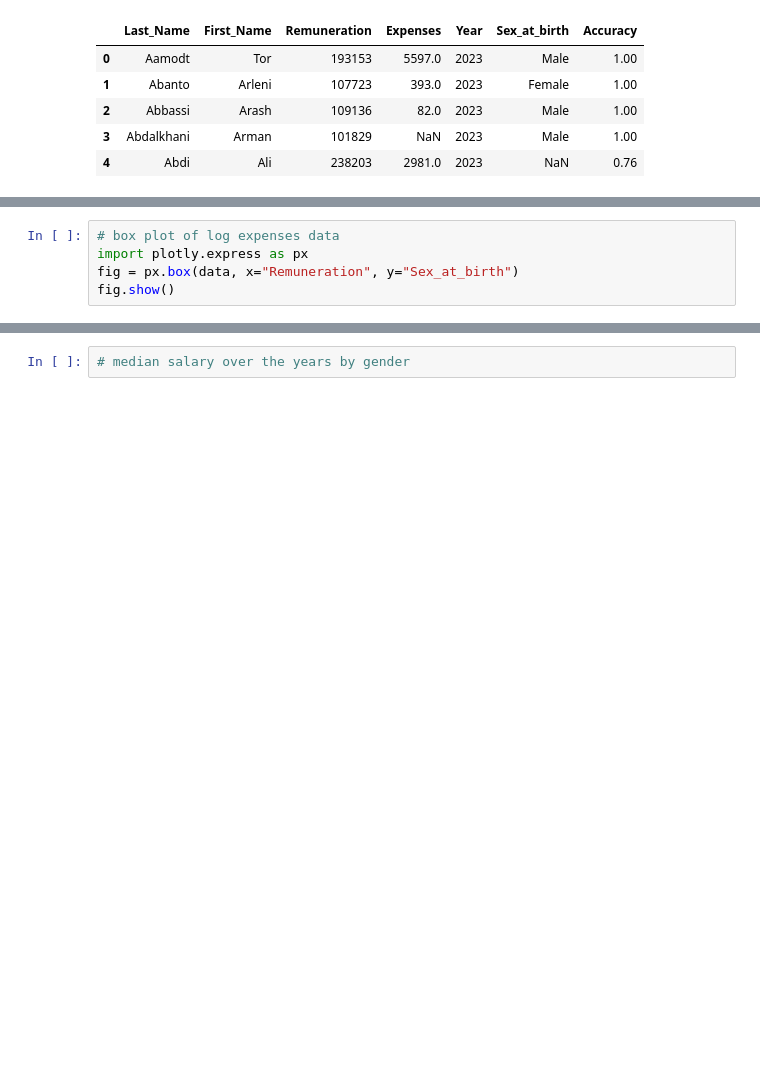
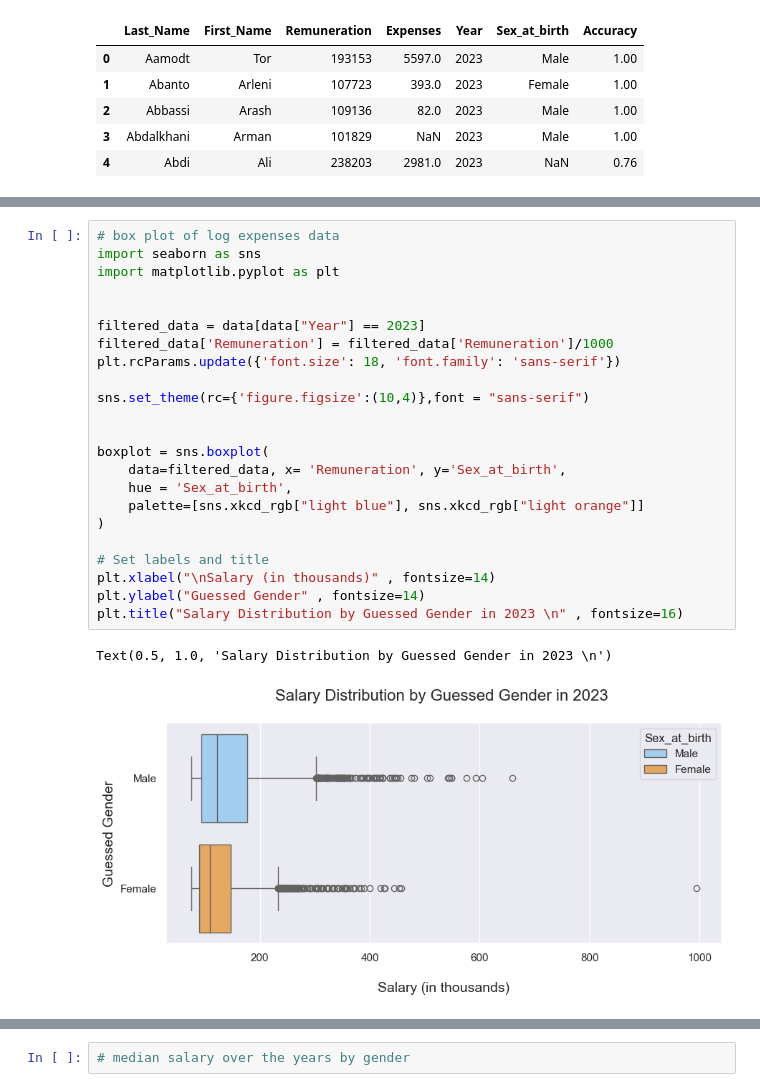
Before and after one commit to jjadeb/UBCSalary, a Jupyter notebook: test.ipynb, the cells around one changed output, grey strips where cells are left out. Drawn from its saved outputs; the diff is of its cells as text; blank space fills up the shorter version.

```diff
--- a/test.ipynb
+++ b/test.ipynb
@@ -86,6 +169,27 @@ pyplot.show()
 # %%
 # box plot of log expenses data
-import plotly.express as px
-fig = px.box(data, x="Remuneration", y="Sex_at_birth")
-fig.show()
+import seaborn as sns
+import matplotlib.pyplot as plt
+
+
+filtered_data = data[data["Year"] == 2023]
+filtered_data['Remuneration'] = filtered_data['Remuneration']/1000
+plt.rcParams.update({'font.size': 18, 'font.family': 'sans-serif'})
+
+sns.set_theme(rc={'figure.figsize':(10,4)},font = "sans-serif")
+
+
+boxplot = sns.boxplot(
+    data=filtered_data, x= 'Remuneration', y='Sex_at_birth',
+    hue = 'Sex_at_birth',
+    palette=[sns.xkcd_rgb["light blue"], sns.xkcd_rgb["light orange"]]
+)
+
+# Set labels and title
+plt.xlabel("\nSalary (in thousands)" , fontsize=14)
+plt.ylabel("Guessed Gender" , fontsize=14)
+plt.title("Salary Distribution by Guessed Gender in 2023 \n" , fontsize=16)
+# %% [output]
+Text(0.5, 1.0, 'Salary Distribution by Guessed Gender in 2023 \n')
+[figure, added]
 # %%
```
Also changed, not shown: parts of 15 cells of this notebook.
